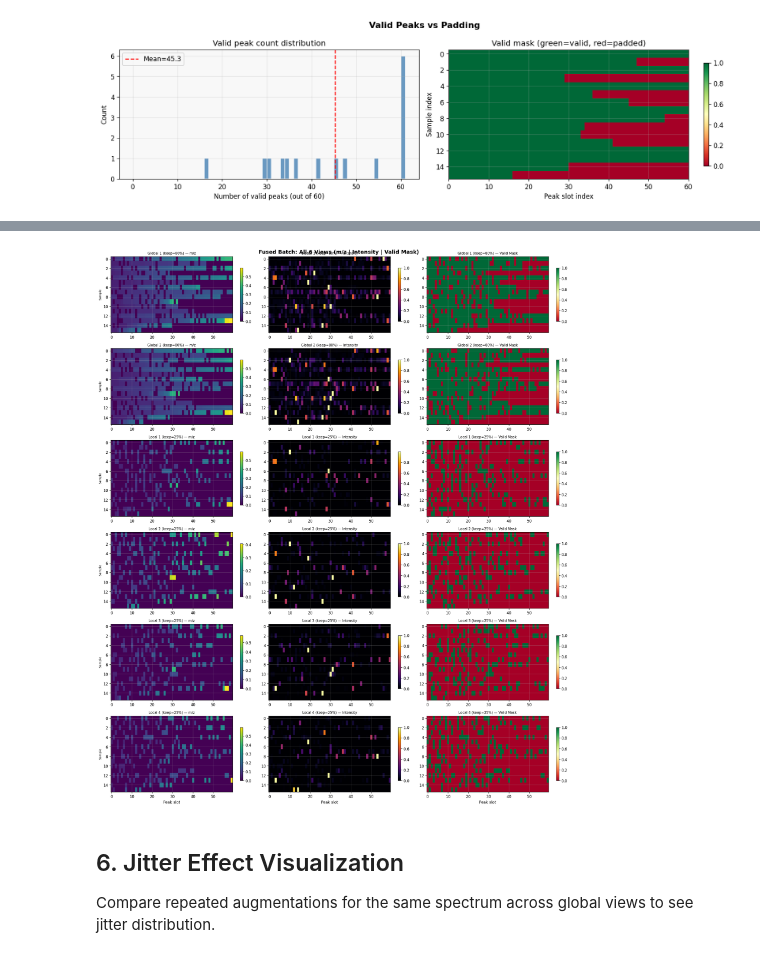
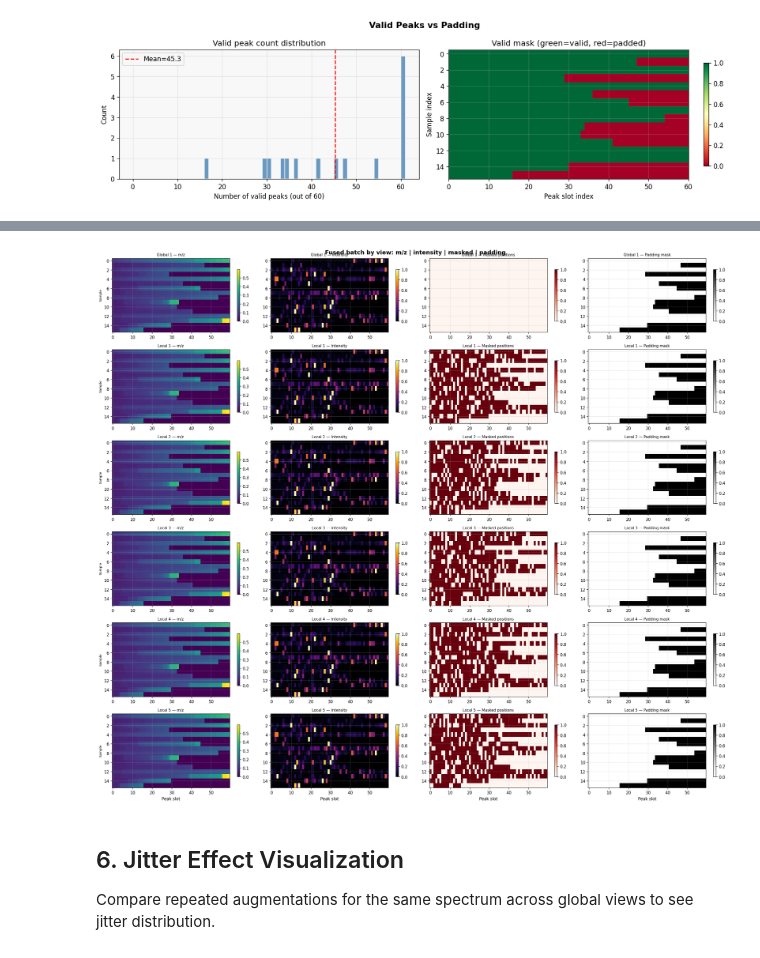
Before and after one commit to wchen99998/spectra-learning, a Jupyter notebook: notebooks/visualize_input_pipeline.executed.ipynb, the cells around one changed output, grey strips where cells are left out. Drawn from its saved outputs; the diff is of its cells as text; code cells hidden in the pictures.

```diff
--- a/notebooks/visualize_input_pipeline.executed.ipynb
+++ b/notebooks/visualize_input_pipeline.executed.ipynb
@@ -341,45 +429,52 @@ The encoder receives `fused_mz` [V*B, 60], `fused_intensity` [V*B, 60], and `fus
 num_global = cfg.multicrop_num_global_views
 num_local = cfg.multicrop_num_local_views
 V = num_global + num_local
+B = raw_batch['peak_mz'].shape[0]
 
 fused_mz = aug_batch['fused_mz']
 fused_int = aug_batch['fused_intensity']
-fused_valid = aug_batch['fused_valid_mask']
+fused_masked = aug_batch['fused_masked_positions'].astype(float)
+fused_padding = aug_batch['fused_padding_mask'].astype(float)
 
-fig, axes = plt.subplots(V, 3, figsize=(18, 3.5 * V))
-fig.suptitle(f'Fused Batch: All {V} Views (m/z | Intensity | Valid Mask)', fontsize=14, fontweight='bold')
+fig, axes = plt.subplots(V, 4, figsize=(22, 3.2 * V))
+fig.suptitle(f'Fused batch by view: m/z | intensity | masked | padding', fontsize=14, fontweight='bold')
 
 for v in range(V):
     sl = slice(v * B, (v + 1) * B)
     if v < num_global:
-        label = f'Global {v+1} (keep={cfg.multicrop_global_keep_fraction:.0%})'
+        label = f'Global {v + 1}'
     else:
-        label = f'Local {v - num_global + 1} (keep={cfg.multicrop_local_keep_fraction:.0%})'
+        label = f'Local {v - num_global + 1}'
 
     ax = axes[v, 0]
     im = ax.imshow(fused_mz[sl], aspect='auto', cmap='viridis', interpolation='nearest')
     ax.set_title(f'{label} — m/z', fontsize=9)
     ax.set_ylabel('Sample', fontsize=8)
     plt.colorbar(im, ax=ax, shrink=0.7)
 
     ax = axes[v, 1]
     im = ax.imshow(fused_int[sl], aspect='auto', cmap='inferno', interpolation='nearest')
     ax.set_title(f'{label} — Intensity', fontsize=9)
     plt.colorbar(im, ax=ax, shrink=0.7)
 
     ax = axes[v, 2]
-    im = ax.imshow(fused_valid[sl].astype(float), aspect='auto', cmap='RdYlGn', interpolation='nearest')
-    ax.set_title(f'{label} — Valid Mask', fontsize=9)
+    im = ax.imshow(fused_masked[sl], aspect='auto', cmap='Reds', interpolation='nearest', vmin=0, vmax=1)
+    ax.set_title(f'{label} — Masked positions', fontsize=9)
+    plt.colorbar(im, ax=ax, shrink=0.7)
+
+    ax = axes[v, 3]
+    im = ax.imshow(fused_padding[sl], aspect='auto', cmap='Greys', interpolation='nearest', vmin=0, vmax=1)
+    ax.set_title(f'{label} — Padding mask', fontsize=9)
     plt.colorbar(im, ax=ax, shrink=0.7)
 
 for ax in axes[-1]:
     ax.set_xlabel('Peak slot')
 
 plt.tight_layout()
-plt.savefig('notebooks/fig_fused_batch.png', bbox_inches='tight')
+plt.savefig('notebooks/fig_fused_batch_inputs_and_metadata.png', bbox_inches='tight')
 plt.show()
 # %% [output]
-[figure, old version]
+[figure, new version]
 # %% [markdown]
 ## 6. Jitter Effect Visualization
 
```
Also changed, not shown: parts of 19 cells of this notebook, 15 other files.
